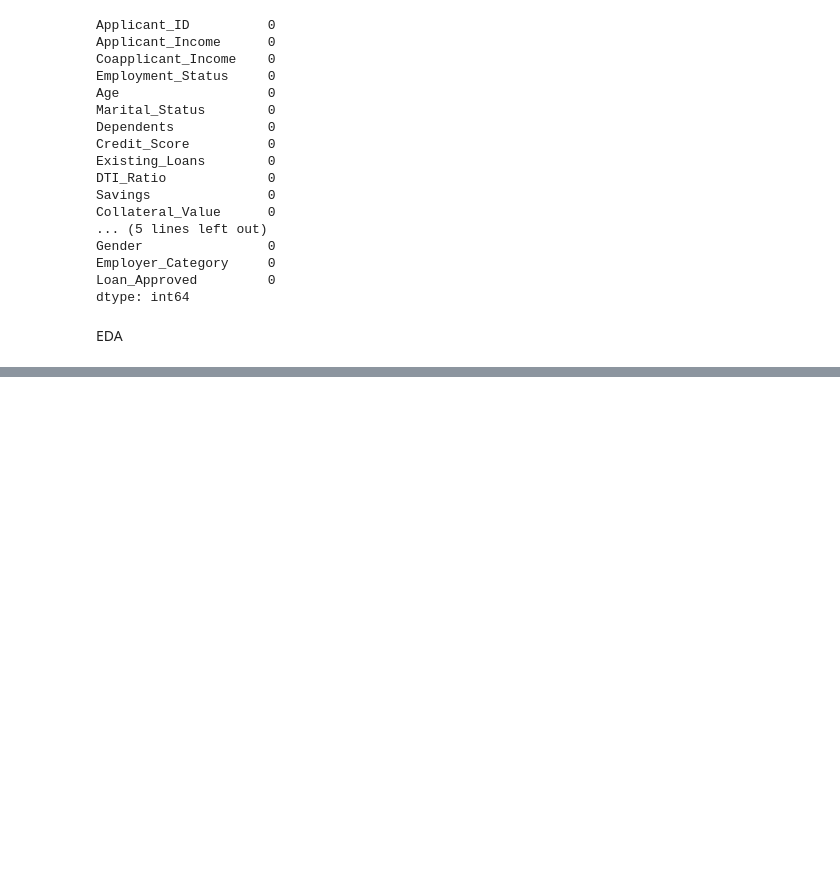
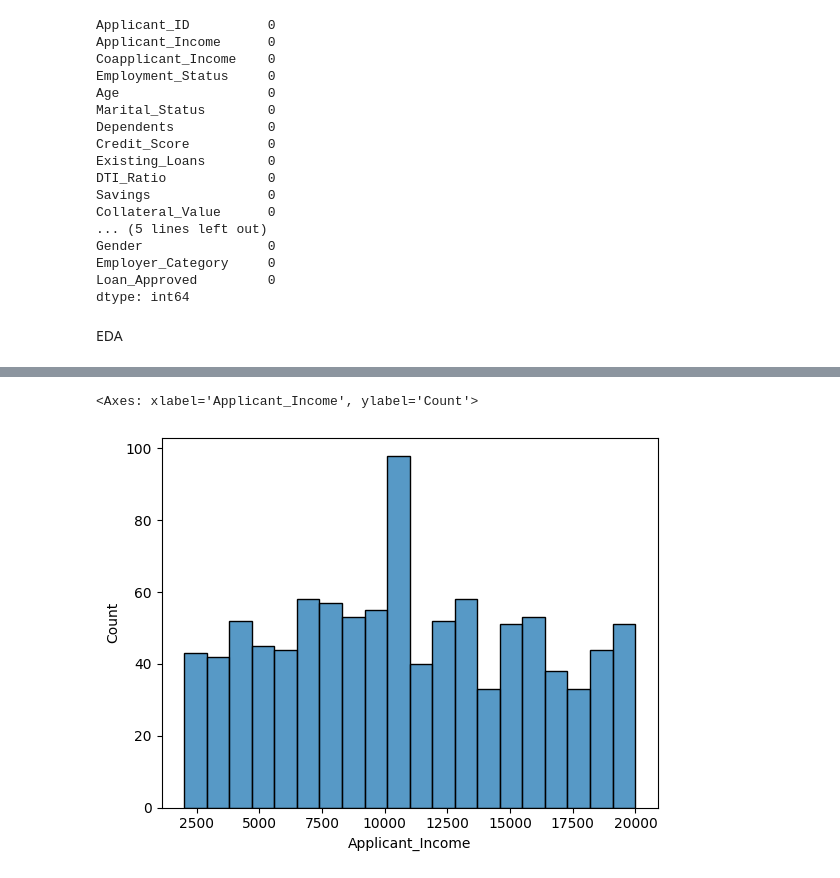
Before and after one commit to shivkumar31/Credit_Wise, a Jupyter notebook: credit_wise.ipynb, the cells around one changed output, grey strips where cells are left out. Saved outputs shown, nothing was run; the diff lists cells and outputs as text; code cells hidden in the pictures; blank space fills up the shorter version.

```diff
--- a/credit_wise.ipynb
+++ b/credit_wise.ipynb
@@ -97,0 +121,11 @@ EDA
+# %%
+# analyze income
+
+sns.histplot(
+    data=df,
+    x="Applicant_Income",
+    bins=20
+)
+# %% [output]
+<Axes: xlabel='Applicant_Income', ylabel='Count'>
+[figure, added]
```
Also changed, not shown: parts of 23 cells of this notebook.
